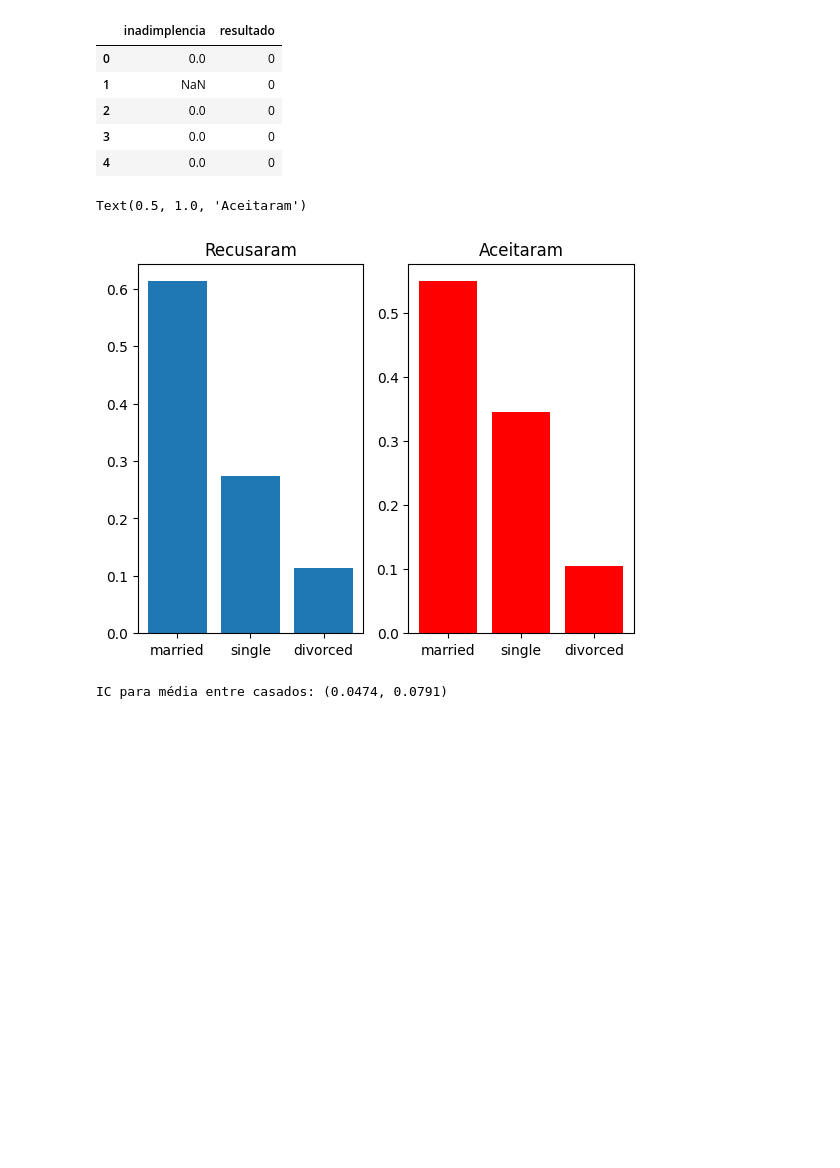
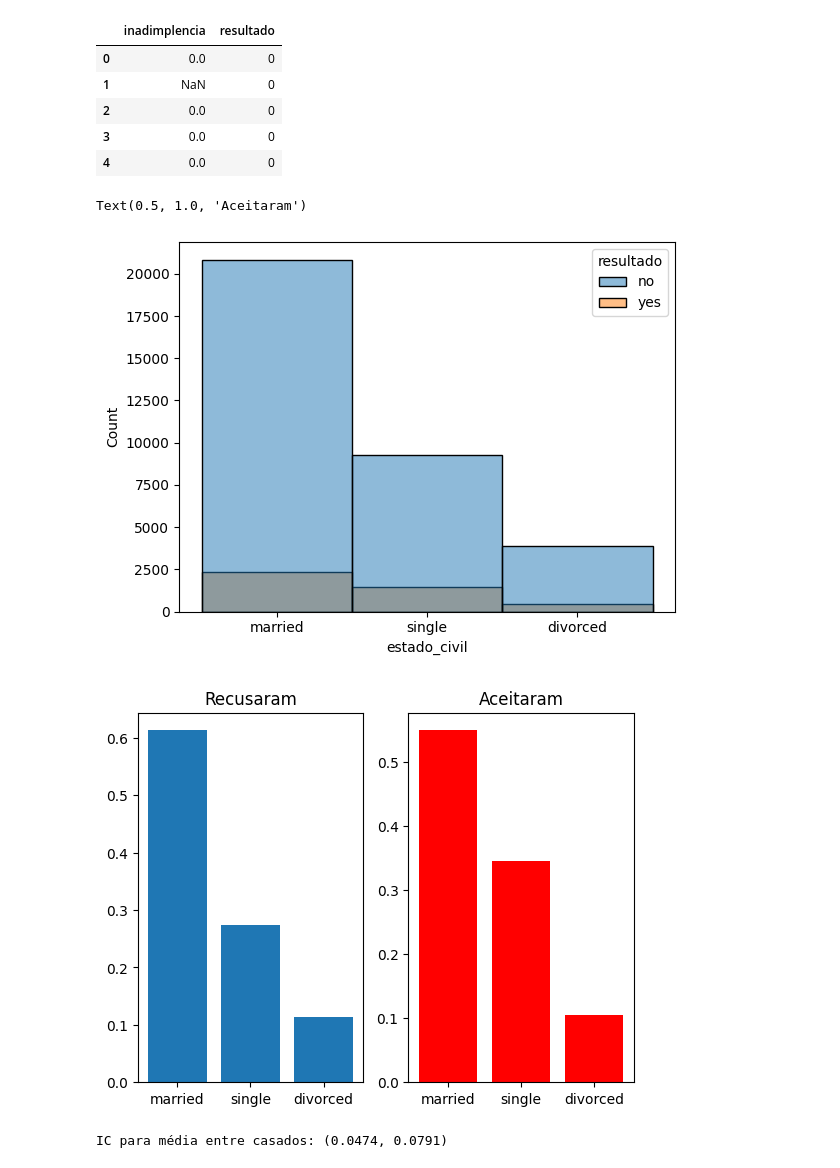
Before and after one commit to bruno-marcelino10/projeto-icd-ufmg, a Jupyter notebook: notebook/EDA.ipynb, the cells around one changed output. Drawn from its saved outputs; the diff is of its cells as text; code cells hidden in the pictures; blank space fills up the shorter version.

```diff
--- a/notebook/EDA.ipynb
+++ b/notebook/EDA.ipynb
@@ -243,21 +243,23 @@ tmp.head()
 | 3 | 0.0 | 0 |
 | 4 | 0.0 | 0 |
 # %%
-sns.histplot(df, x="estado_civil", hue="resultado")tmp1 = df[df["resultado"] == 'no']["estado_civil"]
+sns.histplot(df, x="estado_civil", hue="resultado")
+tmp1 = df[df["resultado"] == 'no']["estado_civil"]
 tmp2 = df[df["resultado"] == 'yes']["estado_civil"]
 tmp1 = tmp1.value_counts()
 tmp2 = tmp2.value_counts()
 ind = tmp1.index.tolist()
 tmp1 = tmp1/tmp1.sum()
 tmp2 = tmp2/tmp2.sum()
 fig, (ax1, ax2) = plt.subplots(1, 2)
 ax1.bar(ind,tmp1)
 ax1.set_title('Recusaram')
 ax2.bar(ind, tmp2, color='r')
 ax2.set_title('Aceitaram')
 # %% [output]
 Text(0.5, 1.0, 'Aceitaram')
-[figure, old version]
+[figure, new version]
+[figure, added]
 # %%
 def bootstrap_diff_mean(vet_1, vet_2, n=1000):
     size1, size2 = len(vet_1), len(vet_2)
```
Also changed, not shown: parts of 10 cells of this notebook.
